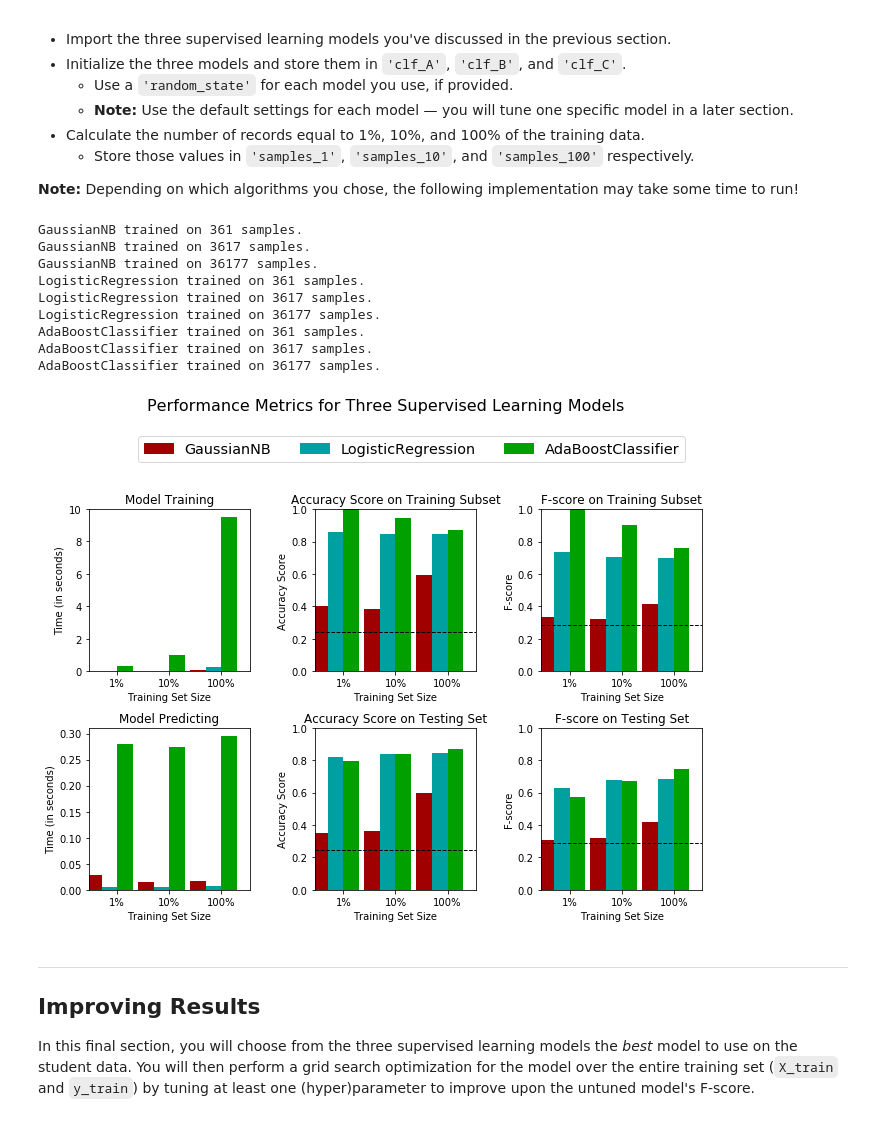
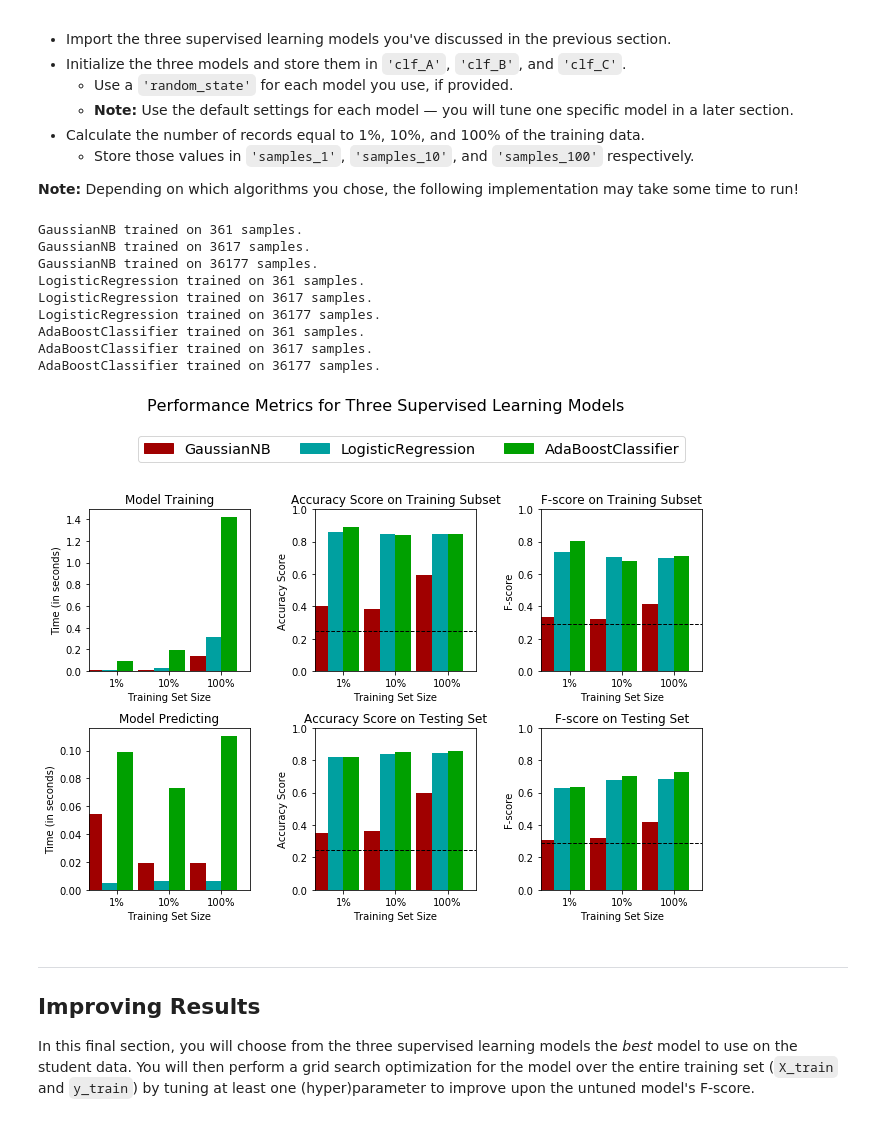
Before and after one commit to Per48edjes/Udacity-DSND-P1, a Jupyter notebook: finding_donors.ipynb, the cells around one changed output. Drawn from its saved outputs; the diff is of its cells as text; code cells hidden in the pictures.

```diff
--- a/finding_donors.ipynb
+++ b/finding_donors.ipynb
@@ -240,19 +318,24 @@ For classification problems that are skewed in their classification distribution
 
 _Note_: The purpose of generating a naive predictor is simply to show what a base model without any intelligence would look like. In the real world, ideally your base model would be either the results of a previous model or could be based on a research paper upon which you are looking to improve. When there is no benchmark model set, getting a result better than random choice is a place you could start from.
 # %%
-# Import scoring metrics
-from sklearn.metrics import accuracy_score, recall_score, precision_score, fbeta_score
+# Naive model predicts always >$50k salary
+naive_y_pred = np.ones(len(income))
 
-# Naive model predicts always >$50k salary
-naive_y_pred = np.ones(len(y_test))
+# Calculate classification groups
+true_positives = np.sum(naive_y_pred == income)
+false_positives = np.sum(naive_y_pred != income)
+true_negatives = 0 # Nothing is classified as negative!
+false_negatives = 0 # Nothing is classified as negative!
 
-# Calculate accuracy, precision and recall
-accuracy = accuracy_score(y_test, naive_y_pred)
-recall = recall_score(y_test, naive_y_pred)
-precision = precision_score(y_test, naive_y_pred)
+
+# Calculate accuracy, precision and recall 'by hand' on the entire data set
+accuracy = (true_positives + true_negatives) / len(income)
+recall = true_positives/(true_positives + false_negatives)
+precision = true_positives/(true_positives + false_positives)
 
 # Calculate F-score using the formula above for beta = 0.5 and correct values for precision and recall.
-fscore = fbeta_score(y_test, naive_y_pred, beta=0.5)
+beta = 0.5
+fscore = ((1+beta**2)*precision*recall)/((precision*beta**2) + recall)
 
 # Print the results
 print("Naive Predictor: [Accuracy score: {:.4f}, F-score: {:.4f}]".format(accuracy, fscore))
@@ -411,36 +497,36 @@ from sklearn.tree import DecisionTreeClassifier
 
 # Initialize the three models
 clf_A = GaussianNB()
-clf_B = LogisticRegression(solver='liblinear', random_state=11)
-clf_C = AdaBoostClassifier(DecisionTreeClassifier(max_depth=2), n_estimators=200, random_state=11)
+clf_B = LogisticRegression(solver='liblinear', random_state=11) # specifying default solver to suppress warning
+clf_C = AdaBoostClassifier(random_state=11)
 
 # Calculate the number of samples for 1%, 10%, and 100% of the training data
 samples_100 = len(y_train)
 samples_10 = int(.10 * len(y_train))
 samples_1 = int(.01 * len(y_train))
 
 # Collect results on the learners
 results = {}
 for clf in [clf_A, clf_B, clf_C]:
     clf_name = clf.__class__.__name__
     results[clf_name] = {}
     for i, samples in enumerate([samples_1, samples_10, samples_100]):
         results[clf_name][i] = \
         train_predict(clf, samples, X_train, y_train, X_test, y_test)
 
 # Run metrics visualization for the three supervised learning models chosen
 vs.evaluate(results, accuracy, fscore)
 # %% [output]
 GaussianNB trained on 361 samples.
 GaussianNB trained on 3617 samples.
 GaussianNB trained on 36177 samples.
 LogisticRegression trained on 361 samples.
 LogisticRegression trained on 3617 samples.
 LogisticRegression trained on 36177 samples.
 AdaBoostClassifier trained on 361 samples.
 AdaBoostClassifier trained on 3617 samples.
 AdaBoostClassifier trained on 36177 samples.
-[figure, old version]
+[figure, new version]
 # %% [markdown]
 ----
 ## Improving Results
```
Also changed, not shown: parts of 23 cells of this notebook, 1 other file.
